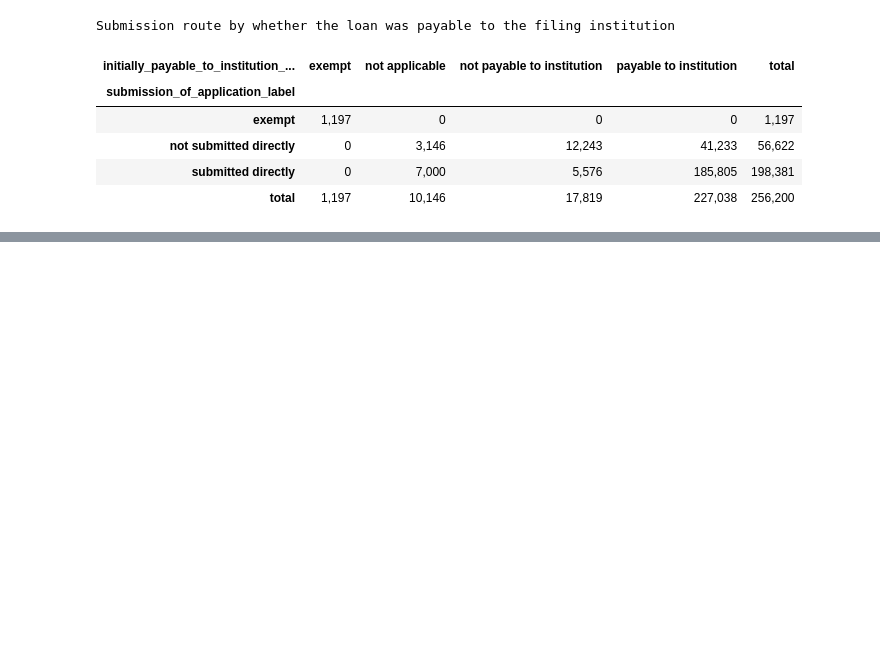
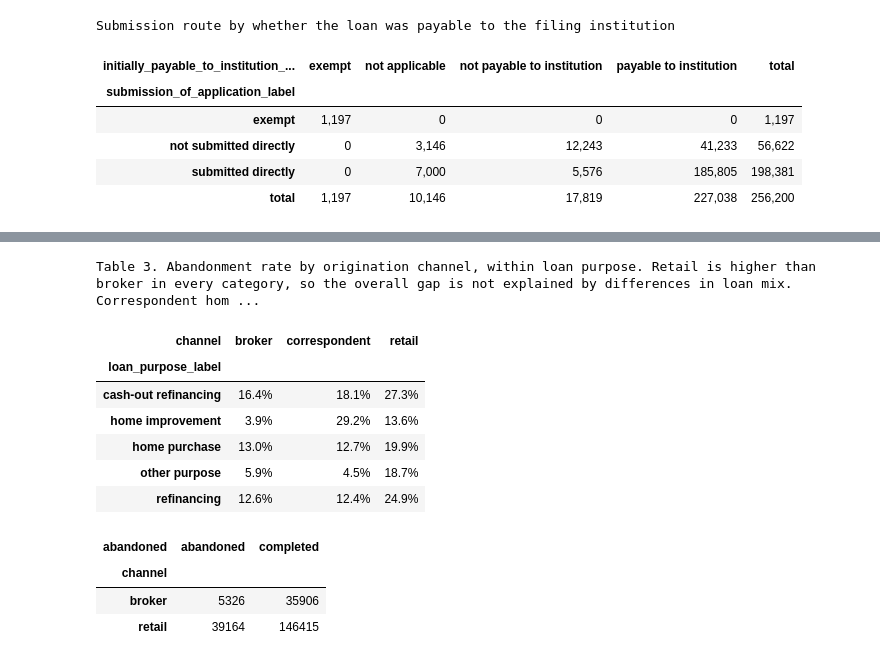
Before and after one commit to aidaubinazhit/hmda-abandonment, a Jupyter notebook: notebooks/01-explore.ipynb, the cells around one changed output, grey strips where cells are left out. Drawn from its saved outputs; the diff is of its cells as text; code cells hidden in the pictures; blank space fills up the shorter version.

```diff
--- a/notebooks/01-explore.ipynb
+++ b/notebooks/01-explore.ipynb
@@ -383,0 +415,51 @@ df["channel"].value_counts(dropna=False).to_frame("n").assign(
+# %%
+abandonment_by_purpose_channel = (
+    pd.crosstab(
+        df["loan_purpose_label"],
+        df["channel"],
+        values=df["abandoned"],
+        aggfunc="mean",
+    )
+    .mul(100)
+    .round(1)
+)
+
+counts_by_purpose_channel = pd.crosstab(
+    df["loan_purpose_label"],
+    df["channel"],
+)
+
+(
+    abandonment_by_purpose_channel.style
+    .format("{:.1f}%")
+    .background_gradient(cmap="Reds", axis=None)
+    .set_caption(
+        "Table 3. Abandonment rate by origination channel, within loan purpose. "
+        "Retail is higher than broker in every category, so the overall gap is "
+        "not explained by differences in loan mix. Correspondent home improvement "
+        "(n=65) is too small to interpret."
+    )
+)
+# %% [output]
+Table 3. Abandonment rate by origination channel, within loan purpose. Retail is higher than broker in every category, so the overall gap is not explained by differences in loan mix. Correspondent hom ...
+| channel | broker | correspondent | retail |
+| loan_purpose_label |  |  |  |
+| cash-out refinancing | 16.4% | 18.1% | 27.3% |
+| home improvement | 3.9% | 29.2% | 13.6% |
+| home purchase | 13.0% | 12.7% | 19.9% |
+| other purpose | 5.9% | 4.5% | 18.7% |
+| refinancing | 12.6% | 12.4% | 24.9% |
+# %%
+retail_broker = df[df["channel"].isin(["retail", "broker"])]
+
+contingency = pd.crosstab(
+    retail_broker["channel"],
+    retail_broker["abandoned"].map({0: "completed", 1: "abandoned"}),
+)
+
+contingency
+# %% [output]
+| abandoned | abandoned | completed |
+| channel |  |  |
+| broker | 5326 | 35906 |
+| retail | 39164 | 146415 |
```
Also changed, not shown: parts of 11 cells of this notebook.
